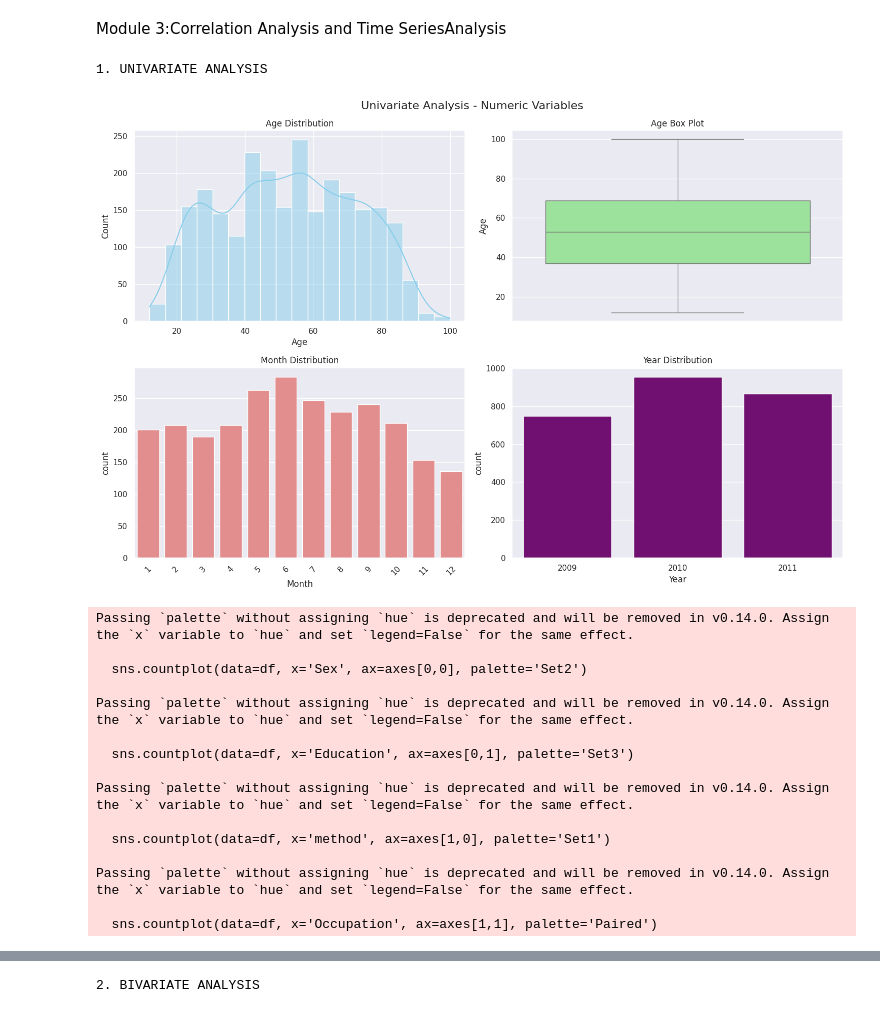
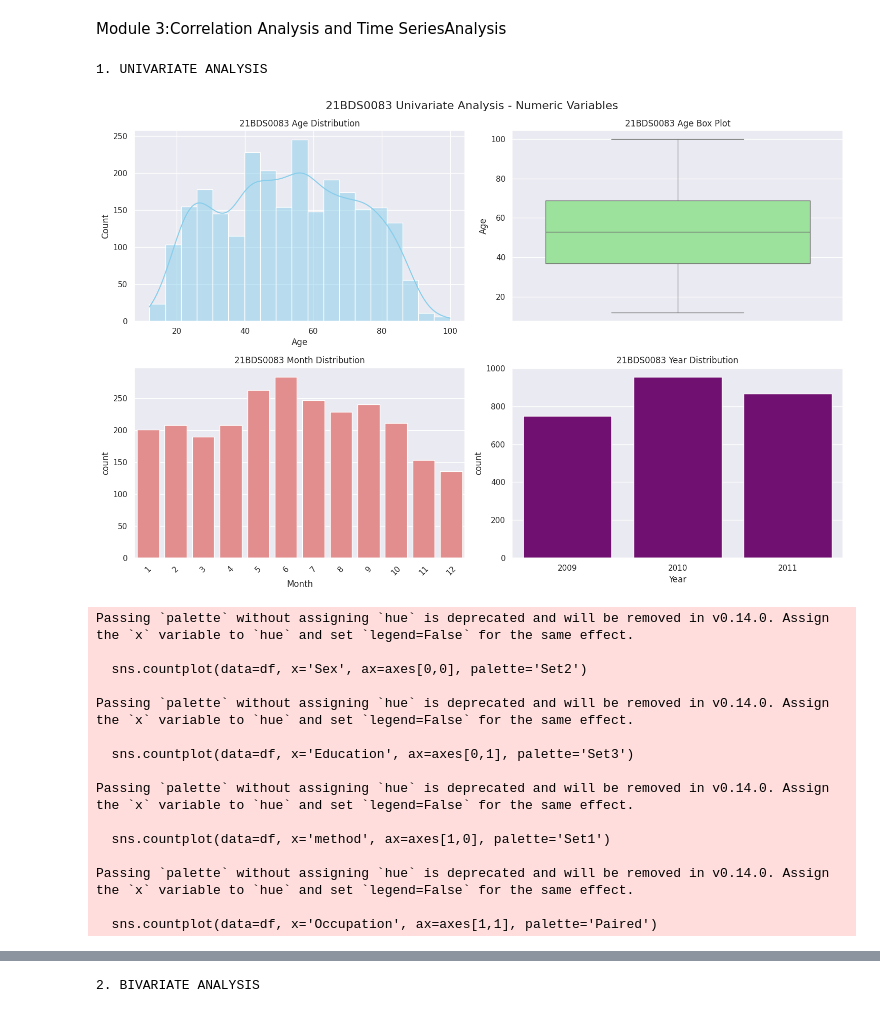
Before and after one commit to Priyanshu-4096/21BDS0083_EDA, a Jupyter notebook: 21BDS0083_eda_mod3.ipynb, the cells around one changed output, grey strips where cells are left out. Cells and saved outputs as stored; diff of their text form; code cells hidden in the pictures.

```diff
--- a/21BDS0083_eda_mod3.ipynb
+++ b/21BDS0083_eda_mod3.ipynb
@@ -88,54 +88,54 @@ print("1. UNIVARIATE ANALYSIS")
 
 # Numeric Variables Analysis
 fig, axes = plt.subplots(2, 2, figsize=(15, 10))
-fig.suptitle('Univariate Analysis - Numeric Variables', fontsize=16)
+fig.suptitle('21BDS0083 Univariate Analysis - Numeric Variables', fontsize=16)
 
 # Age distribution
 sns.histplot(data=df, x='Age', kde=True, ax=axes[0,0], color='skyblue')
-axes[0,0].set_title('Age Distribution')
+axes[0,0].set_title('21BDS0083 Age Distribution')
 
 # Box plot for Age
 sns.boxplot(data=df, y='Age', ax=axes[0,1], color='lightgreen')
-axes[0,1].set_title('Age Box Plot')
+axes[0,1].set_title('21BDS0083 Age Box Plot')
 
 # Month distribution
 sns.countplot(data=df, x='Month', ax=axes[1,0], color='lightcoral')
-axes[1,0].set_title('Month Distribution')
+axes[1,0].set_title('21BDS0083 Month Distribution')
 axes[1,0].tick_params(axis='x', rotation=45)
 
 # Year distribution
 sns.countplot(data=df, x='Year', ax=axes[1,1], color='purple')
-axes[1,1].set_title('Year Distribution')
+axes[1,1].set_title('21BDS0083 Year Distribution')
 plt.tight_layout()
 plt.show()
 
 # Categorical Variables Analysis
 fig, axes = plt.subplots(2, 2, figsize=(15, 10))
-fig.suptitle('Univariate Analysis - Categorical Variables', fontsize=16)
+fig.suptitle('21BDS0083 Univariate Analysis - Categorical Variables', fontsize=16)
 
 # Sex distribution
 sns.countplot(data=df, x='Sex', ax=axes[0,0], palette='Set2')
-axes[0,0].set_title('Sex Distribution')
+axes[0,0].set_title('21BDS0083 Sex Distribution')
 
 # Education distribution
 sns.countplot(data=df, x='Education', ax=axes[0,1], palette='Set3')
-axes[0,1].set_title('Education Distribution')
+axes[0,1].set_title('21BDS0083 Education Distribution')
 axes[0,1].tick_params(axis='x', rotation=45)
 
 # Method distribution
 sns.countplot(data=df, x='method', ax=axes[1,0], palette='Set1')
-axes[1,0].set_title('Method Distribution')
+axes[1,0].set_title('21BDS0083 Method Distribution')
 axes[1,0].tick_params(axis='x', rotation=45)
 
 # Occupation distribution
 sns.countplot(data=df, x='Occupation', ax=axes[1,1], palette='Paired')
-axes[1,1].set_title('Occupation Distribution')
+axes[1,1].set_title('21BDS0083 Occupation Distribution')
 axes[1,1].tick_params(axis='x', rotation=45)
 plt.tight_layout()
 plt.show()
 # %% [output]
 1. UNIVARIATE ANALYSIS
-[figure, old version]
+[figure, new version]
 Passing `palette` without assigning `hue` is deprecated and will be removed in v0.14.0. Assign the `x` variable to `hue` and set `legend=False` for the same effect.
 
   sns.countplot(data=df, x='Sex', ax=axes[0,0], palette='Set2')
```
Also changed, not shown: parts of 1 cell of this notebook.
